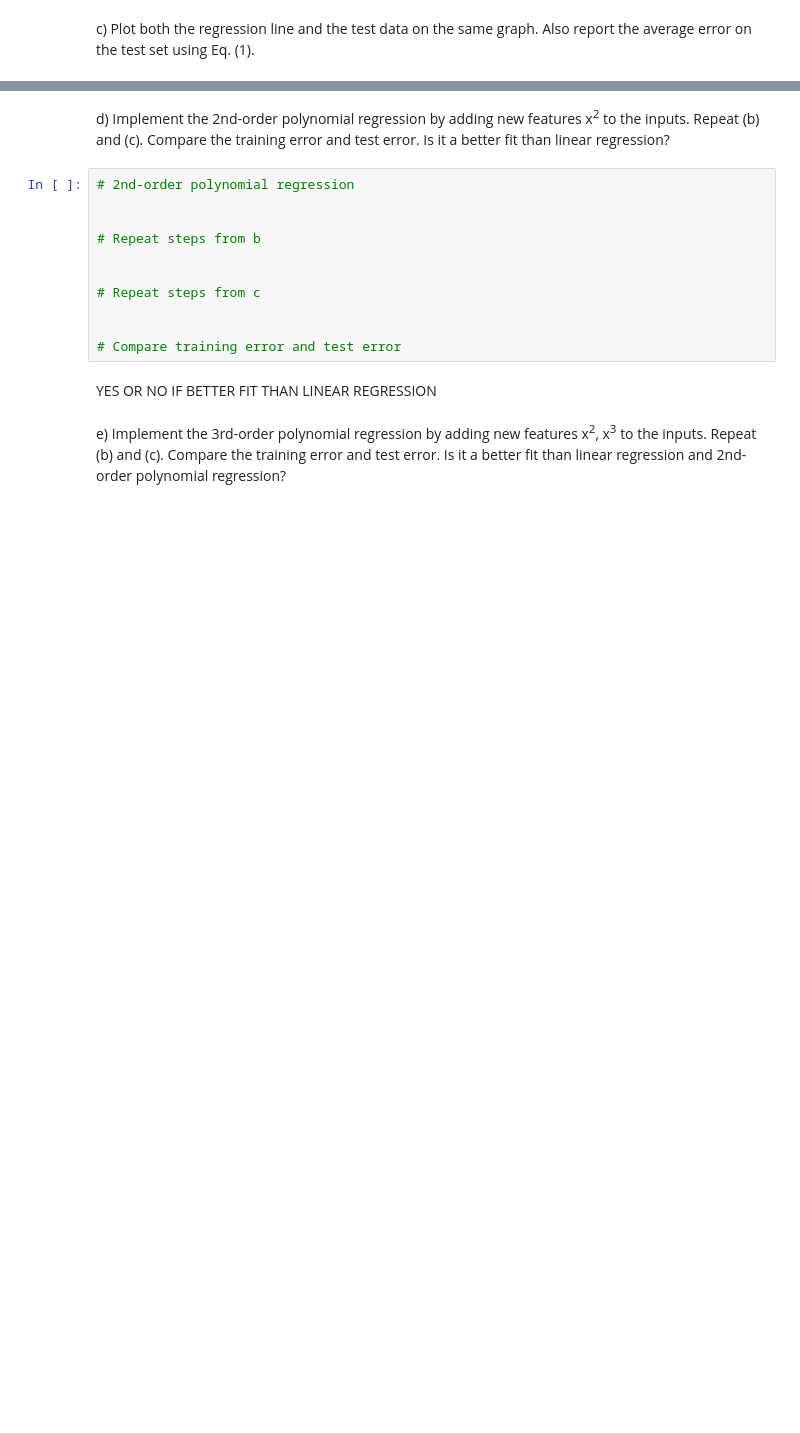
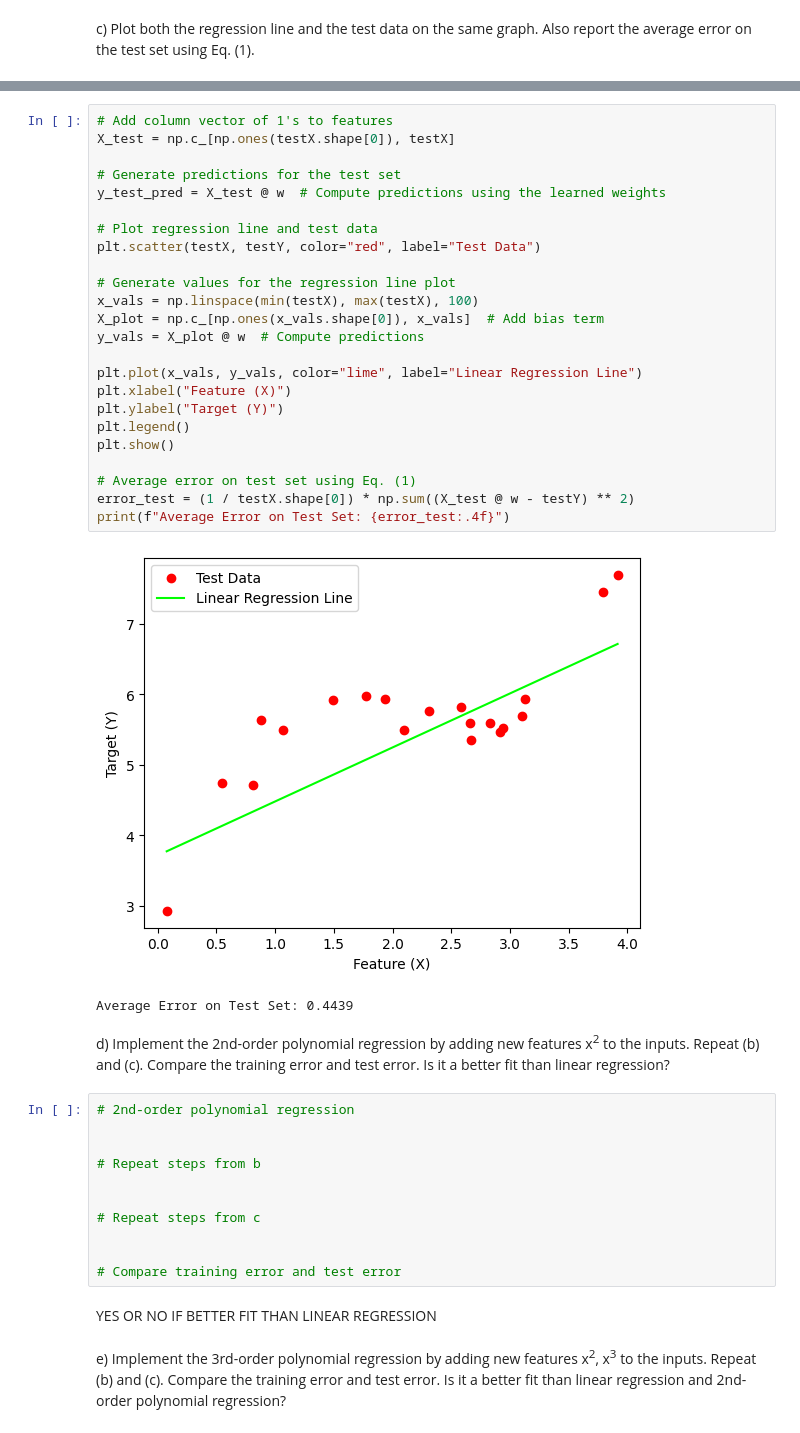
Before and after one commit to hpharen/4442-Assignments, a Jupyter notebook: Assignment 1/4442 Assignment 1 - hpate269.ipynb, the cells around one changed output, grey strips where cells are left out. Saved outputs shown, nothing was run; the diff lists cells and outputs as text; blank space fills up the shorter version.

```diff
--- a/Assignment 1/4442 Assignment 1 - hpate269.ipynb
+++ b/Assignment 1/4442 Assignment 1 - hpate269.ipynb
@@ -76,3 +88,30 @@ c) Plot both the regression line and the test data on the same graph. Also repor
+# %%
+# Add column vector of 1's to features
+X_test = np.c_[np.ones(testX.shape[0]), testX]
+
+# Generate predictions for the test set
+y_test_pred = X_test @ w  # Compute predictions using the learned weights
+
+# Plot regression line and test data
+plt.scatter(testX, testY, color="red", label="Test Data")
+
+# Generate values for the regression line plot
+x_vals = np.linspace(min(testX), max(testX), 100)
+X_plot = np.c_[np.ones(x_vals.shape[0]), x_vals]  # Add bias term
+y_vals = X_plot @ w  # Compute predictions
+
+plt.plot(x_vals, y_vals, color="lime", label="Linear Regression Line")
+plt.xlabel("Feature (X)")
+plt.ylabel("Target (Y)")
+plt.legend()
+plt.show()
+
+# Average error on test set using Eq. (1)
+error_test = (1 / testX.shape[0]) * np.sum((X_test @ w - testY) ** 2)
+print(f"Average Error on Test Set: {error_test:.4f}")
+# %% [output]
+[figure, added]
+Average Error on Test Set: 0.4439
 # %% [markdown]
 d) Implement the 2nd-order polynomial regression by adding new features x<sup>2</sup> to the inputs. Repeat (b) and (c). Compare the training error and test error. Is it a better fit than linear regression?
 # %%
```
Also changed, not shown: parts of 5 cells of this notebook.
